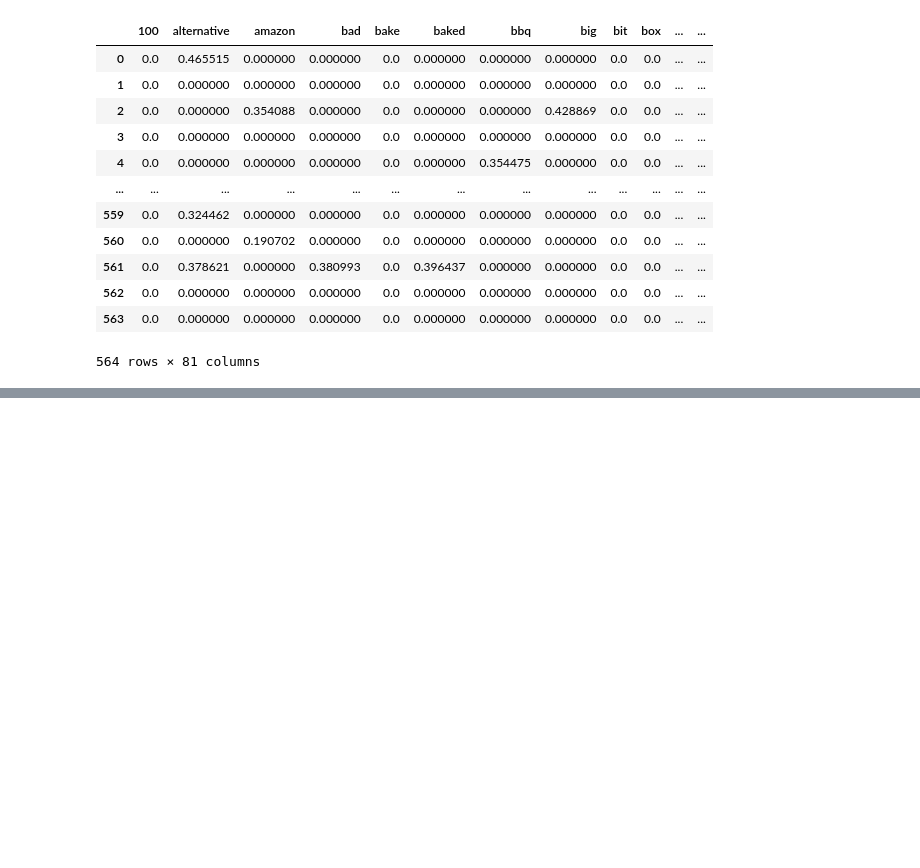
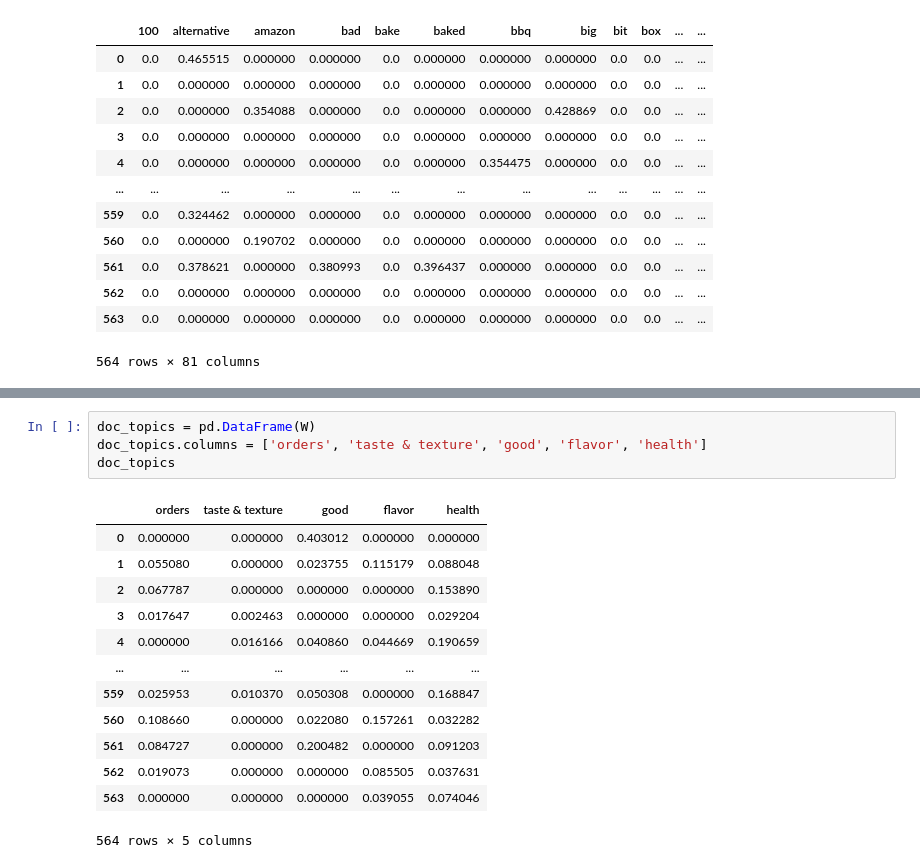
Before and after one commit to Camiloesp/PythonDataScience_NaturalLanguageProcessing, a Jupyter notebook: 3_NLP_MachineLearning.ipynb, the cells around one changed output, grey strips where cells are left out. Cells and saved outputs as stored; diff of their text form; blank space fills up the shorter version.

```diff
--- a/3_NLP_MachineLearning.ipynb
+++ b/3_NLP_MachineLearning.ipynb
@@ -333,0 +323,18 @@ Topic 2 : sweet, salty, br, healthy, rice, light, texture, fat, think, little
+# %%
+doc_topics = pd.DataFrame(W)
+doc_topics.columns = ['orders', 'taste & texture', 'good', 'flavor', 'health']
+doc_topics
+# %% [output]
+|  | orders | taste & texture | good | flavor | health |
+| 0 | 0.000000 | 0.000000 | 0.403012 | 0.000000 | 0.000000 |
+| 1 | 0.055080 | 0.000000 | 0.023755 | 0.115179 | 0.088048 |
+| 2 | 0.067787 | 0.000000 | 0.000000 | 0.000000 | 0.153890 |
+| 3 | 0.017647 | 0.002463 | 0.000000 | 0.000000 | 0.029204 |
+| 4 | 0.000000 | 0.016166 | 0.040860 | 0.044669 | 0.190659 |
+| ... | ... | ... | ... | ... | ... |
+| 559 | 0.025953 | 0.010370 | 0.050308 | 0.000000 | 0.168847 |
+| 560 | 0.108660 | 0.000000 | 0.022080 | 0.157261 | 0.032282 |
+| 561 | 0.084727 | 0.000000 | 0.200482 | 0.000000 | 0.091203 |
+| 562 | 0.019073 | 0.000000 | 0.000000 | 0.085505 | 0.037631 |
+| 563 | 0.000000 | 0.000000 | 0.000000 | 0.039055 | 0.074046 |
+564 rows × 5 columns
```
Also changed, not shown: parts of 7 cells of this notebook.
